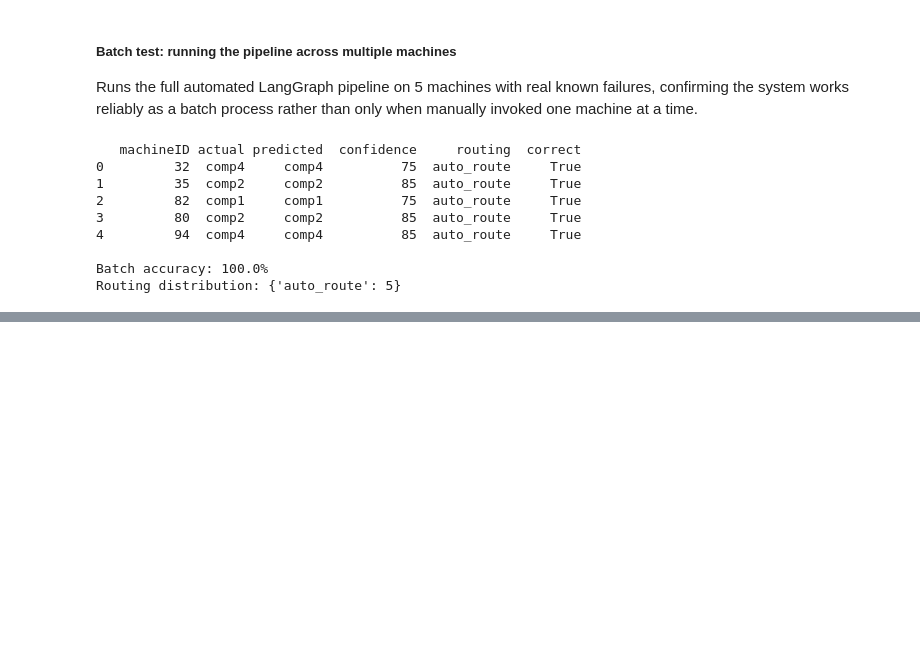
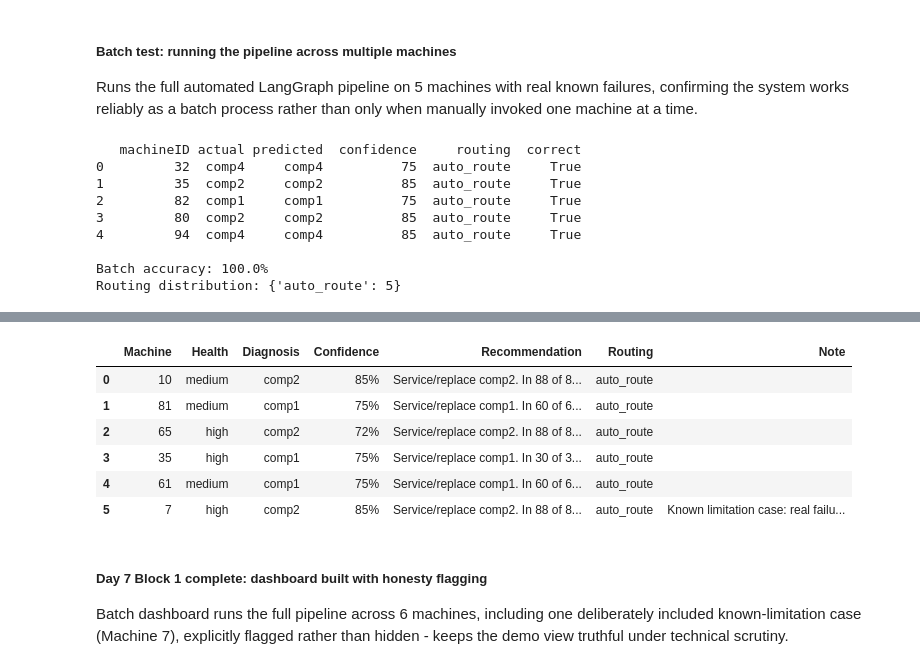
Before and after one commit to karthekeyan/agentic-predictive-maintenance, a Jupyter notebook: notebooks/01_data_exploration.ipynb, the cells around one changed output, grey strips where cells are left out. Drawn from its saved outputs; the diff is of its cells as text; code cells hidden in the pictures; blank space fills up the shorter version.

Commit message:
Day 7 Block 1: dashboard built, retry logic added to Reasoning Agent, known-limitation case explicitly flagged

```diff
--- a/notebooks/01_data_exploration.ipynb
+++ b/notebooks/01_data_exploration.ipynb
@@ -2535,0 +2607,17 @@ Routing distribution: {'auto_route': 5}
+# %%
+## Using the specific known ambiguous case for the demo
+
+#Deliberately including Machine 7's exact ambiguous failure event from Day 6
+#(not a random one) - this specific case is documented in the Known Issues Log
+#as producing a high-confidence wrong answer, making it a genuinely honest
+#example of the system's current limitation for the demo.
+
+
+random_sample = failures.sample(5, random_state=2024)
+
+# Use the EXACT failure event investigated yesterday, not a random one for Machine 7
+machine7_specific = pd.DataFrame([row7])
+
+demo_sample_v2 = pd.concat([random_sample, machine7_specific])
+demo_dashboard_v2 = run_batch_dashboard(demo_sample_v2, telemetry_scored, failures, maint, machines, mtbf_table, pipeline)
+demo_dashboard_v2
@@ -2535,0 +2632,28 @@ Routing distribution: {'auto_route': 5}
+# %%
+## Adding an honesty flag for the known ambiguous-case limitation
+
+#Machine 7 reproduces the documented high-confidence wrong-answer case from
+#Day 6. Rather than showing this as an unqualified success, flagging it
+#explicitly - this is exactly the kind of caveat that makes a demo credible
+#under technical questioning rather than overselling.
+
+demo_dashboard_v2['Note'] = ''
+demo_dashboard_v2.loc[demo_dashboard_v2['Machine'] == 7, 'Note'] = (
+    'Known limitation case: real failure was comp4, not comp2 - '
+    'ambiguous dual-signal case (see Known Issues Log)'
+)
+demo_dashboard_v2
+# %% [output]
+|  | Machine | Health | Diagnosis | Confidence | Recommendation | Routing | Note |
+| 0 | 10 | medium | comp2 | 85% | Service/replace comp2. In 88 of 8... | auto_route |  |
+| 1 | 81 | medium | comp1 | 75% | Service/replace comp1. In 60 of 6... | auto_route |  |
+| 2 | 65 | high | comp2 | 72% | Service/replace comp2. In 88 of 8... | auto_route |  |
+| 3 | 35 | high | comp1 | 75% | Service/replace comp1. In 30 of 3... | auto_route |  |
+| 4 | 61 | medium | comp1 | 75% | Service/replace comp1. In 60 of 6... | auto_route |  |
+| 5 | 7 | high | comp2 | 85% | Service/replace comp2. In 88 of 8... | auto_route | Known limitation case: real failu... |
+# %% [markdown]
+##### Day 7 Block 1 complete: dashboard built with honesty flagging
+
+Batch dashboard runs the full pipeline across 6 machines, including one
+deliberately included known-limitation case (Machine 7), explicitly flagged
+rather than hidden - keeps the demo view truthful under technical scrutiny.
```
Also changed, not shown: parts of 8 cells of this notebook.
